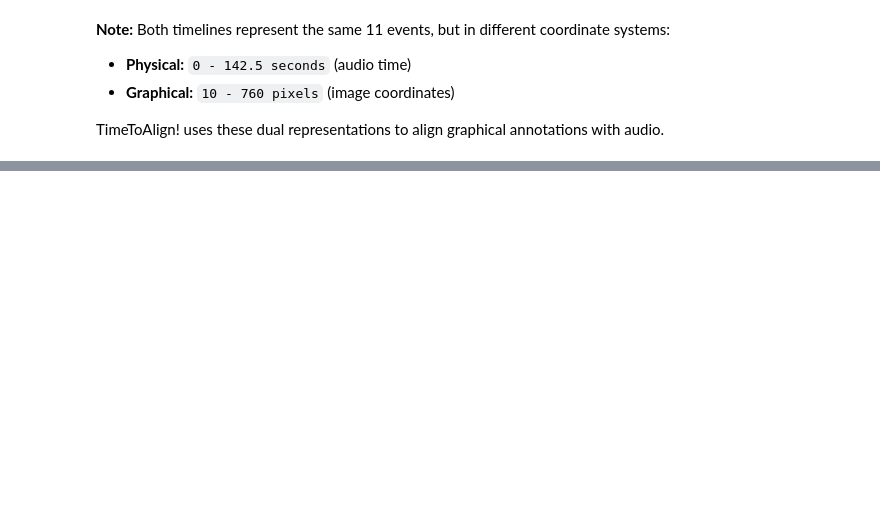
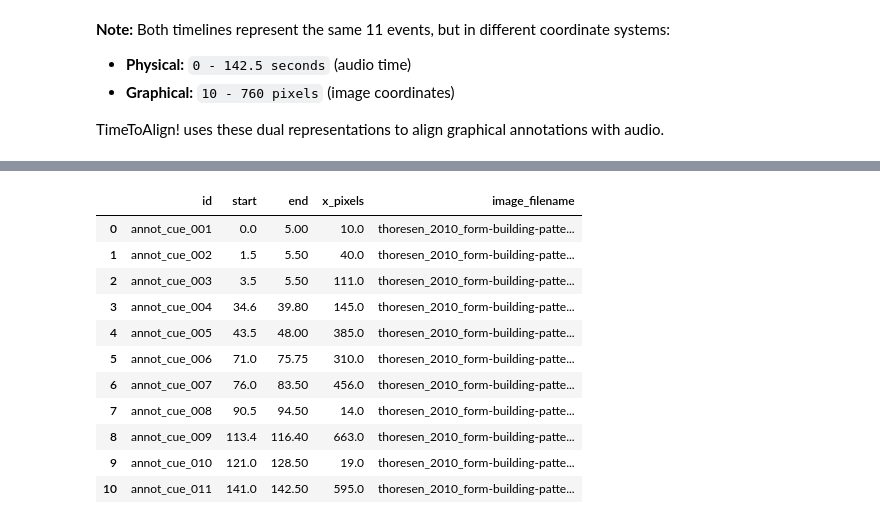
Before and after one commit to TimeToAlign/timetoalign, a Jupyter notebook: docs/notebooks/02a_tabular_loaders.ipynb, the cells around one changed output, grey strips where cells are left out. Drawn from its saved outputs; the diff is of its cells as text; code cells hidden in the pictures; blank space fills up the shorter version.

Commit message:
implements loading multiple coordinate columns

```diff
--- a/docs/notebooks/02a_tabular_loaders.ipynb
+++ b/docs/notebooks/02a_tabular_loaders.ipynb
@@ -328,0 +344,49 @@ TimeToAlign! uses these dual representations to align graphical annotations with
+# %%
+from timetoalign.loader import CoordinateField, Field
+from timetoalign.loader.tabular import TsvLoader
+from timetoalign.core import TimeUnit, NumberType
+
+class MultiCoordinateLoader(TsvLoader):
+    """Loader that extracts multiple coordinate columns.
+    \n    Primary coordinates in seconds, with additional x_pixels column.
+    This enables creating C-Maps between coordinate systems.
+    """
+
+    # Primary coordinates: seconds
+    id_column = "event_id"
+    start_column = "start_time_sec"
+    duration_column = "duration_sec"
+    event_type_column = "event_type"
+
+    _default_unit = TimeUnit.seconds
+    coordinate_type = NumberType.float
+
+    # Extra columns - mix of regular and coordinate columns
+    extra_columns = [
+        "image_filename",  # Regular string column
+        # CoordinateField extracts x as a proper coordinate struct
+        CoordinateField(
+            "x_pixels",
+            source=Field("rect_coords_json", "x"),  # Nested JSON access
+            unit=TimeUnit.pixels,
+        ),
+    ]
+
+multi = MultiCoordinateLoader()
+multi.load(THORESEN / "thoresen_test.tsv")
+
+# The x_pixels column is now a proper coordinate with unit metadata
+multi.events.to_pandas()[["id", "start", "end", "x_pixels", "image_filename"]]
+# %% [output]
+|  | id | start | end | x_pixels | image_filename |
+| 0 | annot_cue_001 | 0.0 | 5.00 | 10.0 | thoresen_2010_form-building-patte... |
+| 1 | annot_cue_002 | 1.5 | 5.50 | 40.0 | thoresen_2010_form-building-patte... |
+| 2 | annot_cue_003 | 3.5 | 5.50 | 111.0 | thoresen_2010_form-building-patte... |
+| 3 | annot_cue_004 | 34.6 | 39.80 | 145.0 | thoresen_2010_form-building-patte... |
+| 4 | annot_cue_005 | 43.5 | 48.00 | 385.0 | thoresen_2010_form-building-patte... |
+| 5 | annot_cue_006 | 71.0 | 75.75 | 310.0 | thoresen_2010_form-building-patte... |
+| 6 | annot_cue_007 | 76.0 | 83.50 | 456.0 | thoresen_2010_form-building-patte... |
+| 7 | annot_cue_008 | 90.5 | 94.50 | 14.0 | thoresen_2010_form-building-patte... |
+| 8 | annot_cue_009 | 113.4 | 116.40 | 663.0 | thoresen_2010_form-building-patte... |
+| 9 | annot_cue_010 | 121.0 | 128.50 | 19.0 | thoresen_2010_form-building-patte... |
+| 10 | annot_cue_011 | 141.0 | 142.50 | 595.0 | thoresen_2010_form-building-patte... |
```
Also changed, not shown: parts of 15 cells of this notebook, 6 other files.
